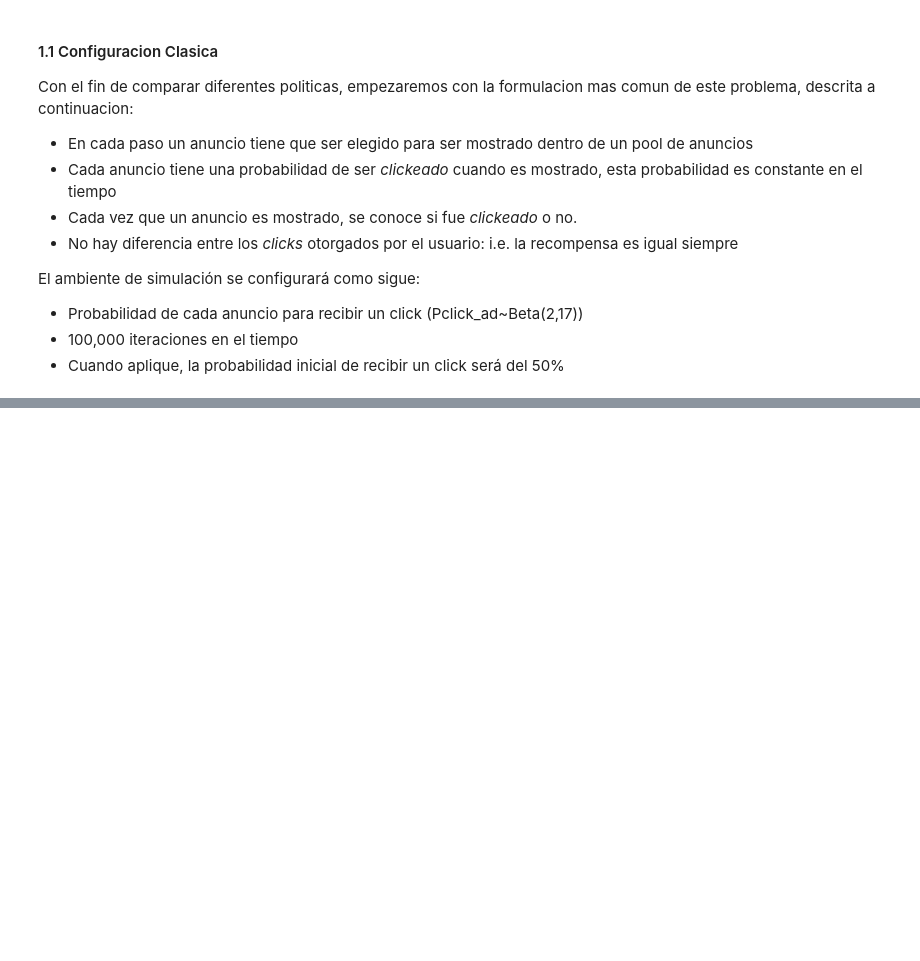
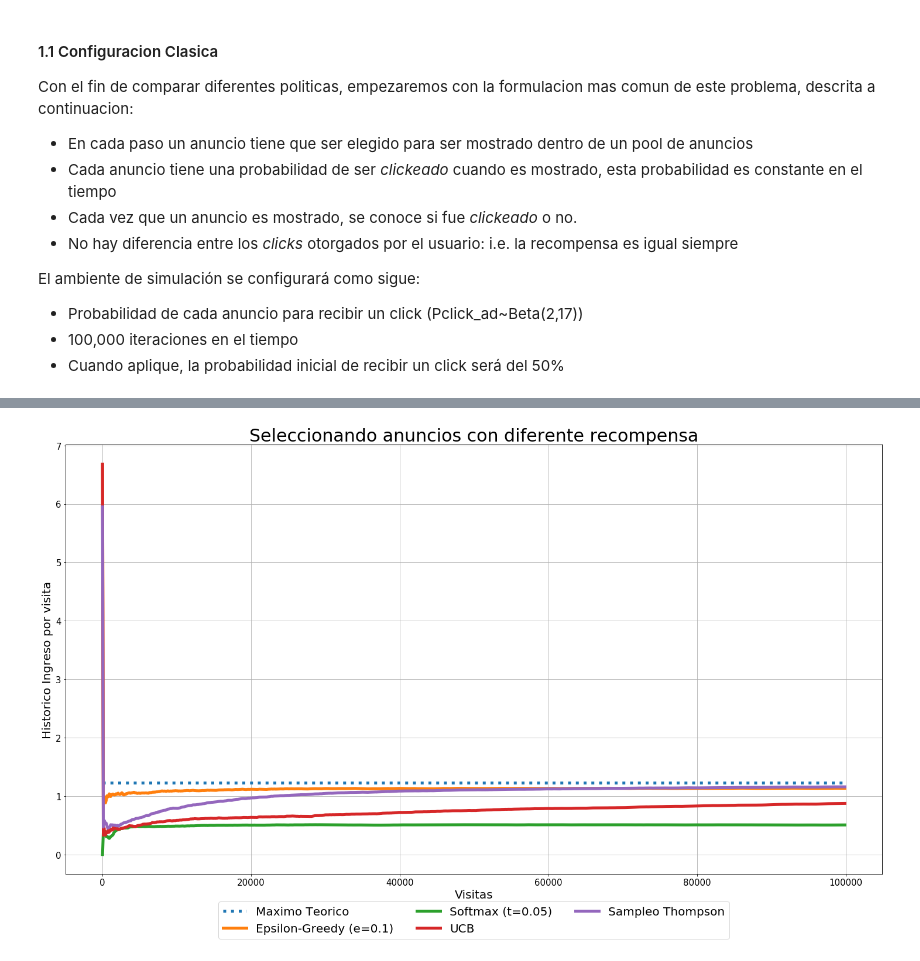
Before and after one commit to oscardaniel88/pf_metodos_analiticos, a Jupyter notebook: Armed_Bandits_ad_selection.ipynb, the cells around one changed output, grey strips where cells are left out. Saved outputs shown, nothing was run; the diff lists cells and outputs as text; code cells hidden in the pictures; blank space fills up the shorter version.

```diff
--- a/Armed_Bandits_ad_selection.ipynb
+++ b/Armed_Bandits_ad_selection.ipynb
@@ -464,0 +489,99 @@ Concluir un poco sobre las graficas presentadas anteriormente
+# %%
+import numpy as np
+import matplotlib.pyplot as plt
+from pylab import rcParams
+
+%matplotlib inline
+# mismo escenario que el anterior
+# tenemos precio por cada click
+n_ads=100
+np.random.seed(159)
+ads_clickprob=np.random.beta(2,17,size=n_ads)
+ads_payment=np.random.gamma(20,.2,size=n_ads)
+max_value=np.max(ads_clickprob*ads_payment)
+
+clicks_eg1=np.array([1]*n_ads)
+trials_eg1=np.array([2]*n_ads)
+avg_rev_eg1=list()
+
+clicks_softmax=np.array([1]*n_ads)
+trials_softmax=np.array([2]*n_ads)
+avg_rev_softmax = list()
+
+clicks_ucb1=np.array([1]*n_ads)
+trials_ucb1=np.array([2]*n_ads)
+avg_rev_ucb1=list()
+
+clicks_thomp=np.array([0]*n_ads)
+trials_thomp=np.array([0]*n_ads)
+avg_rev_thomp=list()
+
+rev_eg1=0
+rev_softmax=0
+rev_ucb1=0
+rev_thomp=0
+
+np.random.seed(123)
+for i in range(100000):
+    if np.random.random()<=.1:
+        ad_eg1=np.random.randint(low=0,high=n_ads)
+    else:
+        ad_eg1=np.argmax(ads_payment*clicks_eg1/trials_eg1)
+    trials_eg1[ad_eg1]+=1
+
+    z = clicks_softmax / 0.05 #Estamos considerando una temperatura de 0.1
+    probs = np.exp(z) / np.sum(np.exp(z))
+
+    ad_softmax=np.argmax(np.random.multinomial(1, probs, 1))
+    trials_softmax[ad_softmax]+=1
+
+    ad_ucb1=np.argmax(ads_payment*(clicks_ucb1/trials_ucb1 + np.sqrt(2*np.log(i+3))/np.sqrt(trials_ucb1)))
+    trials_ucb1[ad_ucb1]+=1
+
+    ad_thompson=np.argmax(ads_payment*np.array([np.random.beta(clicks_thomp[a]+1,trials_thomp[a]-clicks_thomp[a]+1) for a in range(n_ads)]))
+    trials_thomp[ad_thompson]+=1
+
+    # determining clicks
+    would_have_clicked=[np.random.binomial(1,ads_clickprob[a]) for a in range(n_ads)]
+
+    clicks_eg1[ad_eg1]+=would_have_clicked[ad_eg1]
+    clicks_softmax[ad_softmax]+=would_have_clicked[ad_softmax]
+    clicks_ucb1[ad_ucb1]+=would_have_clicked[ad_ucb1]
+    clicks_thomp[ad_thompson]+=would_have_clicked[ad_thompson]
+
+    rev_eg1+=would_have_clicked[ad_eg1]*ads_payment[ad_eg1]
+    rev_softmax+=would_have_clicked[ad_softmax]*ads_payment[ad_softmax]
+    rev_ucb1+=would_have_clicked[ad_ucb1]*ads_payment[ad_ucb1]
+    rev_thomp+=would_have_clicked[ad_thompson]*ads_payment[ad_thompson]
+
+    if (i%100)==0:
+        avg_rev_eg1.append(rev_eg1/(i+1))
+        avg_rev_softmax.append(rev_softmax/(i+1))
+        avg_rev_ucb1.append(rev_ucb1/(i+1))
+        avg_rev_thomp.append(rev_thomp/(i+1))
+
+rcParams['figure.figsize'] = 25, 15
+lwd=5
+plt.plot([max_value]*int((i+1)/100),linestyle=':',label='Maximo Teorico',linewidth=lwd)
+plt.plot(avg_rev_eg1,label='Epsilon-Greedy (e=0.1)',linewidth=lwd)
+plt.plot(avg_rev_softmax,label='Softmax (t=0.05)',linewidth=lwd)
+plt.plot(avg_rev_ucb1,label='UCB',linewidth=lwd)
+plt.plot(avg_rev_thomp,label='Sampleo Thompson',linewidth=lwd)
+plt.grid()
+
+ax = plt.subplot(111)
+box = ax.get_position()
+ax.set_position([box.x0, box.y0 + box.height * 0.1,
+                 box.width, box.height * 0.9])
+ax.legend(loc='upper center', bbox_to_anchor=(0.5, -0.05),
+          fancybox=True, ncol=3, prop={'size':20})
+
+plt.tick_params(axis='both', which='major', labelsize=15)
+ax.xaxis.set_ticklabels([0]+[100*i for i in range(0,1000+200,200)])
+
+plt.xlabel('Visitas',size=20)
+plt.ylabel('Historico Ingreso por visita',size=20)
+plt.title('Seleccionando anuncios con diferente recompensa',size=30)
+plt.show()
+# %% [output]
+[figure, added]
```
Also changed, not shown: parts of 3 cells of this notebook.
